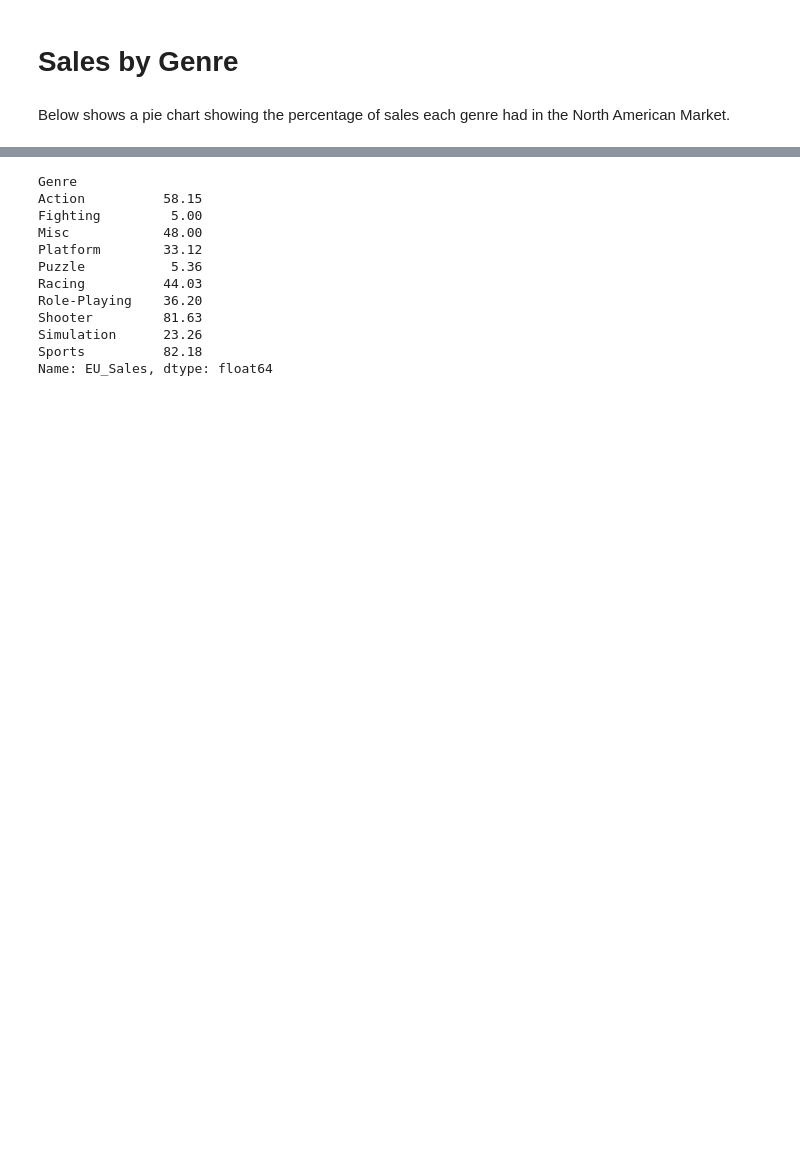
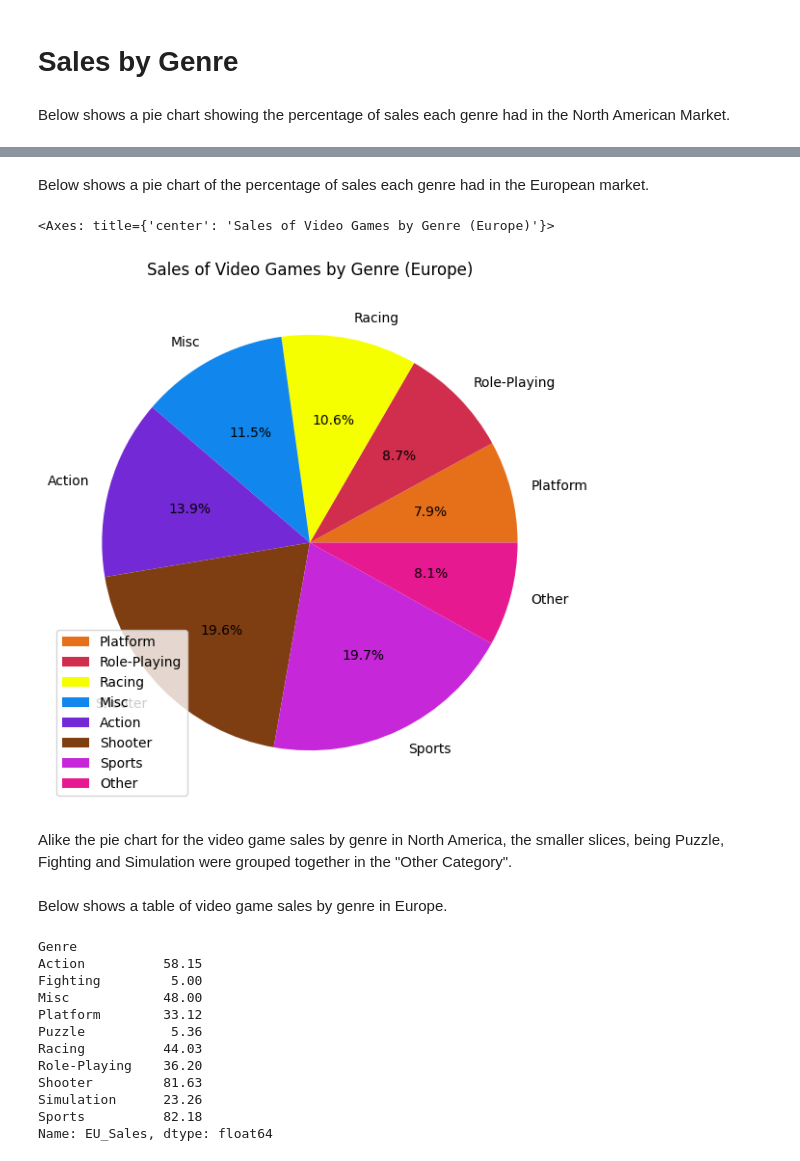
Before and after one commit to koalfred/videogamesales, a Jupyter notebook: Video Game Sales.ipynb, the cells around one changed output, grey strips where cells are left out. Cells and saved outputs as stored; diff of their text form; code cells hidden in the pictures; blank space fills up the shorter version.

```diff
--- a/Video Game Sales.ipynb
+++ b/Video Game Sales.ipynb
@@ -230,3 +221,25 @@ sales.groupby('Genre').sum().plot(kind='pie', y='EU_Sales', colors=colors)
+# %% [markdown]
+Below shows a pie chart of the percentage of sales each genre had in the European market.
+# %%
+colors_eu = ['#e67019', '#d12e4e', '#f6ff00', '#1187ee', '#7429d6', '#7f3e12', '#c627d8', '#e61991']
+top_sales_eu = pd.read_csv("top100videogamesales.csv")
+
+genre_grouping_eu = top_sales_eu.groupby('Genre').sum().sort_values(by='EU_Sales')
+genre_regrouping_eu = genre_grouping_eu.drop(genre_grouping_eu.index[[0,1,2]])
+
+other_eu = top_sales.groupby('Genre').sum().sort_values(by='EU_Sales').head(3)
+other_genres_eu = other.sum()
+other_genres_eu.name = "Other"
+
+genre_regrouping_eu.loc["Other"] = other_genres_eu
+genre_regrouping_eu.plot(kind='pie', title='Sales of Video Games by Genre (Europe)', y='EU_Sales', colors=colors_eu, autopct='%1.1f%%', figsize=(7,7),  ylabel='')
+# %% [output]
+<Axes: title={'center': 'Sales of Video Games by Genre (Europe)'}>
+[figure, added]
+# %% [markdown]
+Alike the pie chart for the video game sales by genre in North America, the smaller slices, being Puzzle, Fighting and Simulation were grouped together in the "Other Category".
+# %% [markdown]
+Below shows a table of video game sales by genre in Europe.
 # %%
 sales.groupby('Genre').sum().iloc[0:10, 6]
 # %% [output]
```
Also changed, not shown: parts of 15 cells of this notebook.
